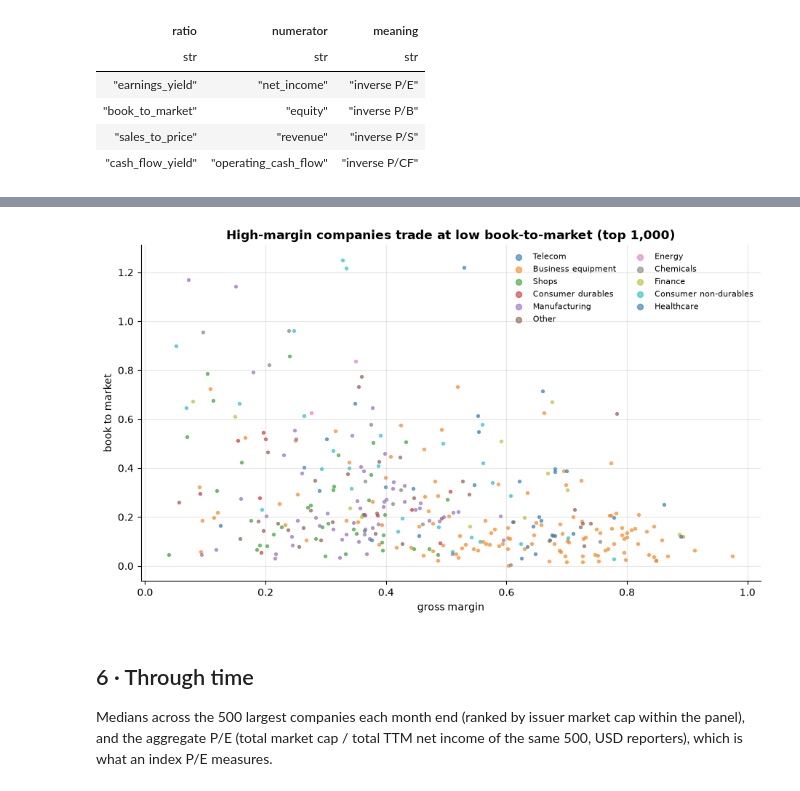
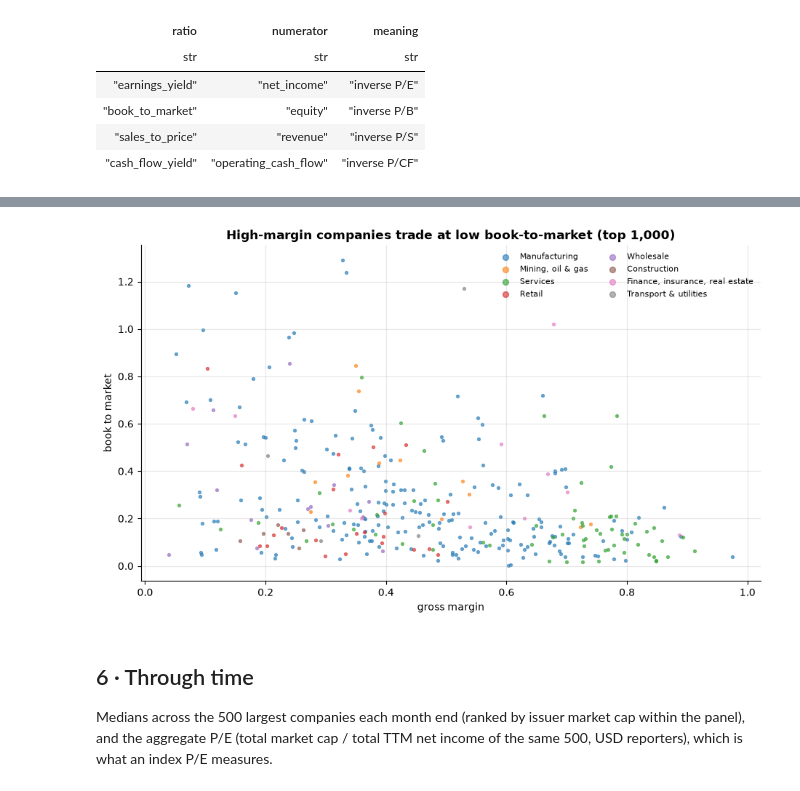
Before and after one commit to yurit04/collective-alpha, a Jupyter notebook: projects/subspace-probe/notebooks/vinculum/02_ratios.ipynb, the cells around one changed output, grey strips where cells are left out. Saved outputs shown, nothing was run; the diff lists cells and outputs as text; code cells hidden in the pictures.

```diff
--- a/projects/subspace-probe/notebooks/vinculum/02_ratios.ipynb
+++ b/projects/subspace-probe/notebooks/vinculum/02_ratios.ipynb
@@ -126,8 +113,8 @@ The latest month end. Reading down a column is a quick health check of the data:
 # %%
-last = r["date"].max()
+last = f["date"].max()
 names = ["AAPL", "MSFT", "NVDA", "AMZN", "TSLA", "JPM", "KO", "WMT", "CVX", "PFE"]
-snap = r.filter((pl.col("date") == last) & pl.col("ticker").is_in(names))
-table = snap.to_pandas().set_index("ticker").loc[[n for n in names if n in snap["ticker"]], RATIO_NAMES].T
+snap = f.filter((pl.col("date") == last) & pl.col("ticker").is_in(names))
+table = snap.to_pandas().set_index("ticker").loc[[n for n in names if n in snap["ticker"]], ["pe", *SHOW]].T
 print(f"as known on {last}")
 table.round(3)
 # %% [output]
@@ -158,10 +142,7 @@ for cash-rich companies) have long tails; rank or winsorize them before using th
 # %%
-top = r.filter((pl.col("date") == last) & (pl.col("size_rank") <= 1000))
-show = ["earnings_yield", "book_to_market", "fcf_yield", "ebit_to_ev",
-        "gross_margin", "operating_margin", "roe", "accruals",
-        "asset_turnover", "debt_to_equity", "liabilities_to_assets", "dividend_yield"]
+top = f.filter((pl.col("date") == last) & (pl.col("size_rank") <= 1000))
 fig, axes = plt.subplots(3, 4, figsize=(14, 9))
-for ax, name in zip(axes.flat, show, strict=True):
+for ax, name in zip(axes.flat, SHOW, strict=True):
     s = top[name].drop_nulls()
     lo, hi = s.quantile(0.01), s.quantile(0.99)
     ax.hist(s.clip(lo, hi), bins=50)
@@ -227,0 +185,24 @@ shape: (12, 12)
+# %%
+DIVISIONS = [(1, 9, "Agriculture"), (10, 14, "Mining, oil & gas"), (15, 17, "Construction"),
+             (20, 39, "Manufacturing"), (40, 49, "Transport & utilities"), (50, 51, "Wholesale"),
+             (52, 59, "Retail"), (60, 67, "Finance, insurance, real estate"), (70, 89, "Services")]
+
+
+def division(sic: str | None) -> str | None:
+    try:
+        n = int(str(sic)[:2])
+    except (TypeError, ValueError):
+        return None
+    return next((name for lo, hi, name in DIVISIONS if lo <= n <= hi), None)
+
+
+prof = edgar.profiles(top["cik"].drop_nulls().unique().to_list()).select("cik", "sic", "sic_description")
+prof = prof.with_columns(pl.col("sic").map_elements(division, return_dtype=pl.String).alias("division"))
+top = top.join(prof, on="cik", how="left")
+RATIO_COLS = ["gross_margin", "operating_margin", "roe", "earnings_yield", "book_to_market", "dividend_yield",
+              "debt_to_equity", "liabilities_to_assets"]
+by_div = (top.filter(pl.col("division").is_not_null()).group_by("division")
+          .agg(pl.len().alias("companies"), pl.col("gross_margin").is_not_null().mean().alias("has_gross_margin"),
+               *[pl.col(c).median() for c in RATIO_COLS])
+          .sort("companies", descending=True).with_columns(pl.col(pl.Float64).round(3)))
+by_div
@@ -239,16 +229,16 @@ The familiar patterns show up:
 # %%
 fig, ax = plt.subplots(figsize=(11, 6))
-pts = top.filter(pl.col("sector").is_not_null() & pl.col("gross_margin").is_between(-0.5, 1)
+pts = top.filter(pl.col("division").is_not_null() & pl.col("gross_margin").is_between(-0.5, 1)
                  & pl.col("book_to_market").is_between(0, 3))
-for name, g in pts.group_by("sector"):
-    ax.scatter(g["gross_margin"], g["book_to_market"], s=8, alpha=0.6, label=name[0])
+for (name,), g in pts.group_by("division", maintain_order=True):
+    ax.scatter(g["gross_margin"], g["book_to_market"], s=8, alpha=0.6, label=name)
 ax.set_xlabel("gross margin")
 ax.set_ylabel("book to market")
 ax.set_title("High-margin companies trade at low book-to-market (top 1,000)")
 ax.legend(fontsize=8, ncol=2, markerscale=2)
 plt.show()
 # %% [output]
-[figure, old version]
+[figure, new version]
 # %% [markdown]
 ## 6 · Through time
 
```
Also changed, not shown: parts of 22 cells of this notebook, 44 other files.
